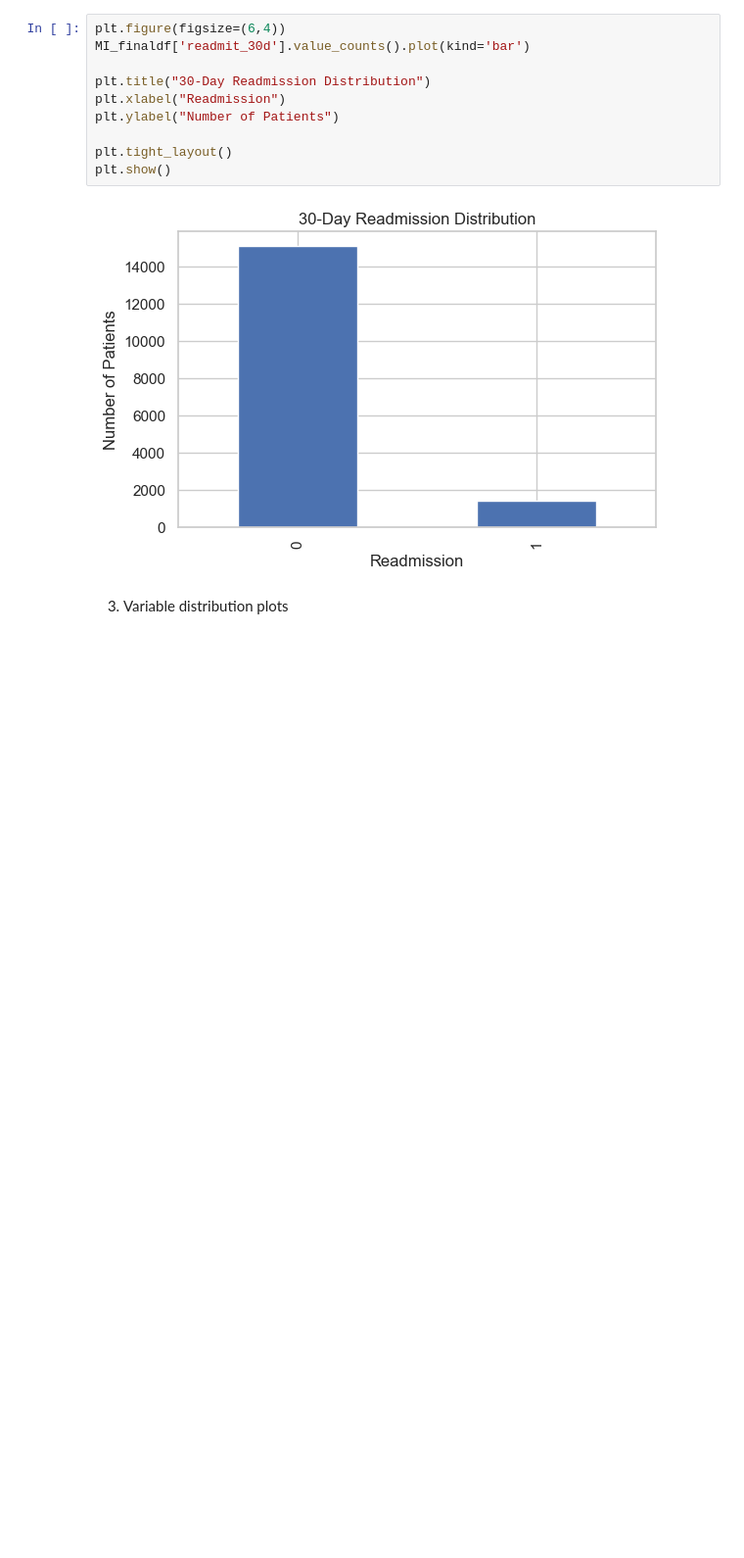
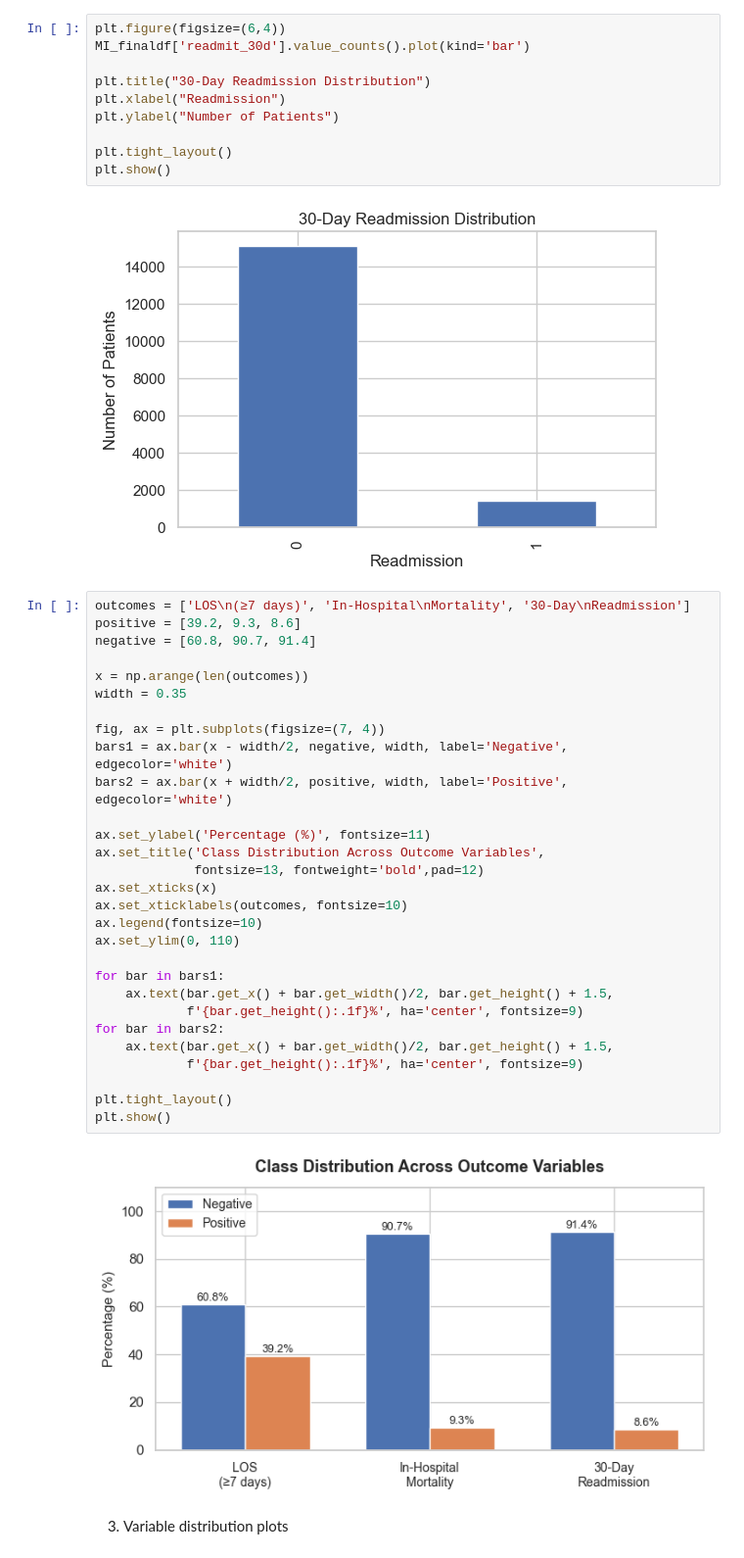
Before and after one commit to awn20222469/w1998467_FYP_MI_prediction, a Jupyter notebook: w1998467_Final.ipynb, the cells around one changed output. Shown at 98% size. Cells and saved outputs as stored; diff of their text form; blank space fills up the shorter version.

```diff
--- a/w1998467_Final.ipynb
+++ b/w1998467_Final.ipynb
@@ -3040,6 +3005,37 @@ plt.tight_layout()
 plt.show()
 # %% [output]
 [figure]
+# %%
+outcomes = ['LOS\n(≥7 days)', 'In-Hospital\nMortality', '30-Day\nReadmission']
+positive = [39.2, 9.3, 8.6]
+negative = [60.8, 90.7, 91.4]
+
+x = np.arange(len(outcomes))
+width = 0.35
+
+fig, ax = plt.subplots(figsize=(7, 4))
+bars1 = ax.bar(x - width/2, negative, width, label='Negative', edgecolor='white')
+bars2 = ax.bar(x + width/2, positive, width, label='Positive', edgecolor='white')
+
+ax.set_ylabel('Percentage (%)', fontsize=11)
+ax.set_title('Class Distribution Across Outcome Variables',
+             fontsize=13, fontweight='bold',pad=12)
+ax.set_xticks(x)
+ax.set_xticklabels(outcomes, fontsize=10)
+ax.legend(fontsize=10)
+ax.set_ylim(0, 110)
+
+for bar in bars1:
+    ax.text(bar.get_x() + bar.get_width()/2, bar.get_height() + 1.5,
+            f'{bar.get_height():.1f}%', ha='center', fontsize=9)
+for bar in bars2:
+    ax.text(bar.get_x() + bar.get_width()/2, bar.get_height() + 1.5,
+            f'{bar.get_height():.1f}%', ha='center', fontsize=9)
+
+plt.tight_layout()
+plt.show()
+# %% [output]
+[figure, added]
 # %% [markdown]
 3. Variable distribution plots
 # %% [markdown]
```
Also changed, not shown: parts of 22 cells of this notebook, 4 other files.
